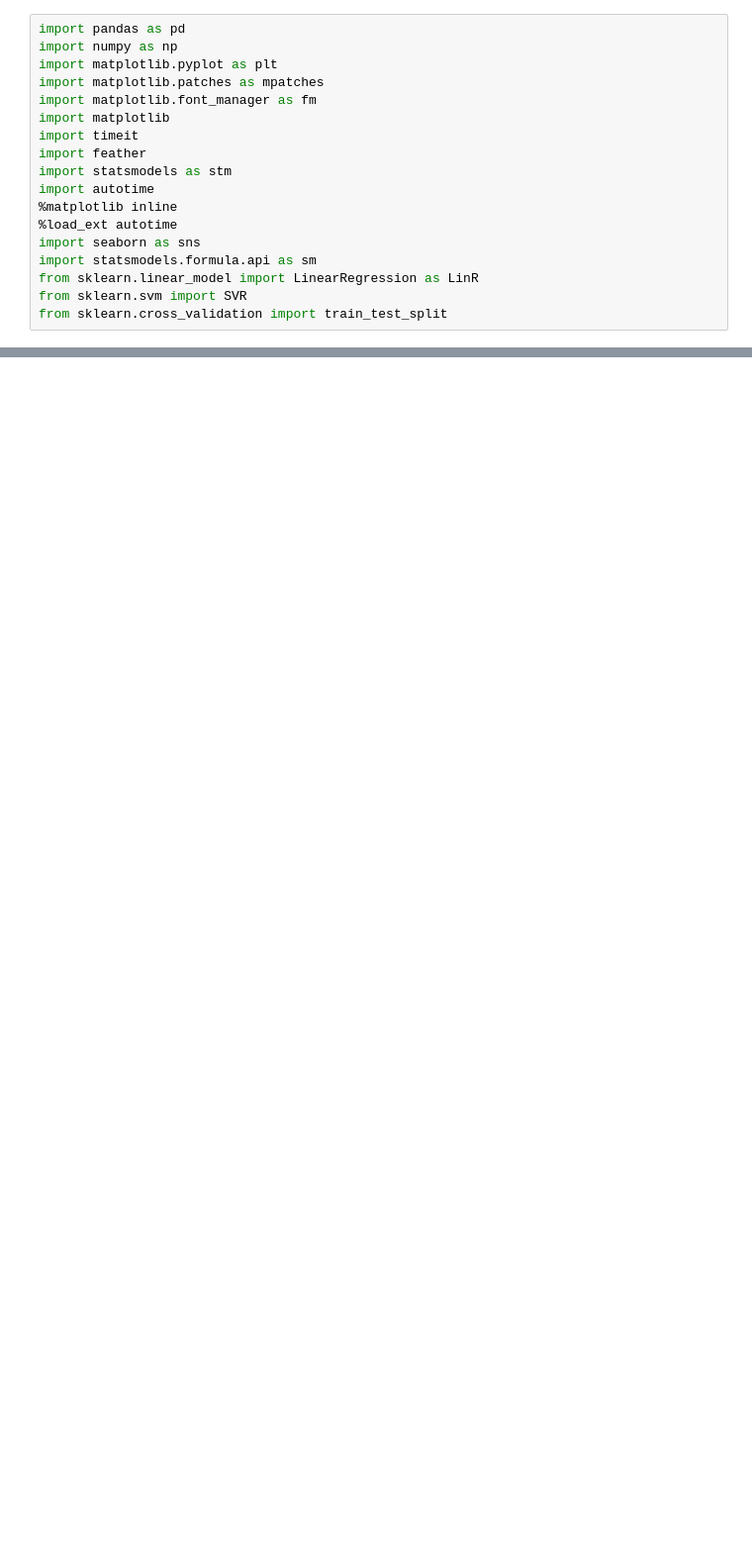
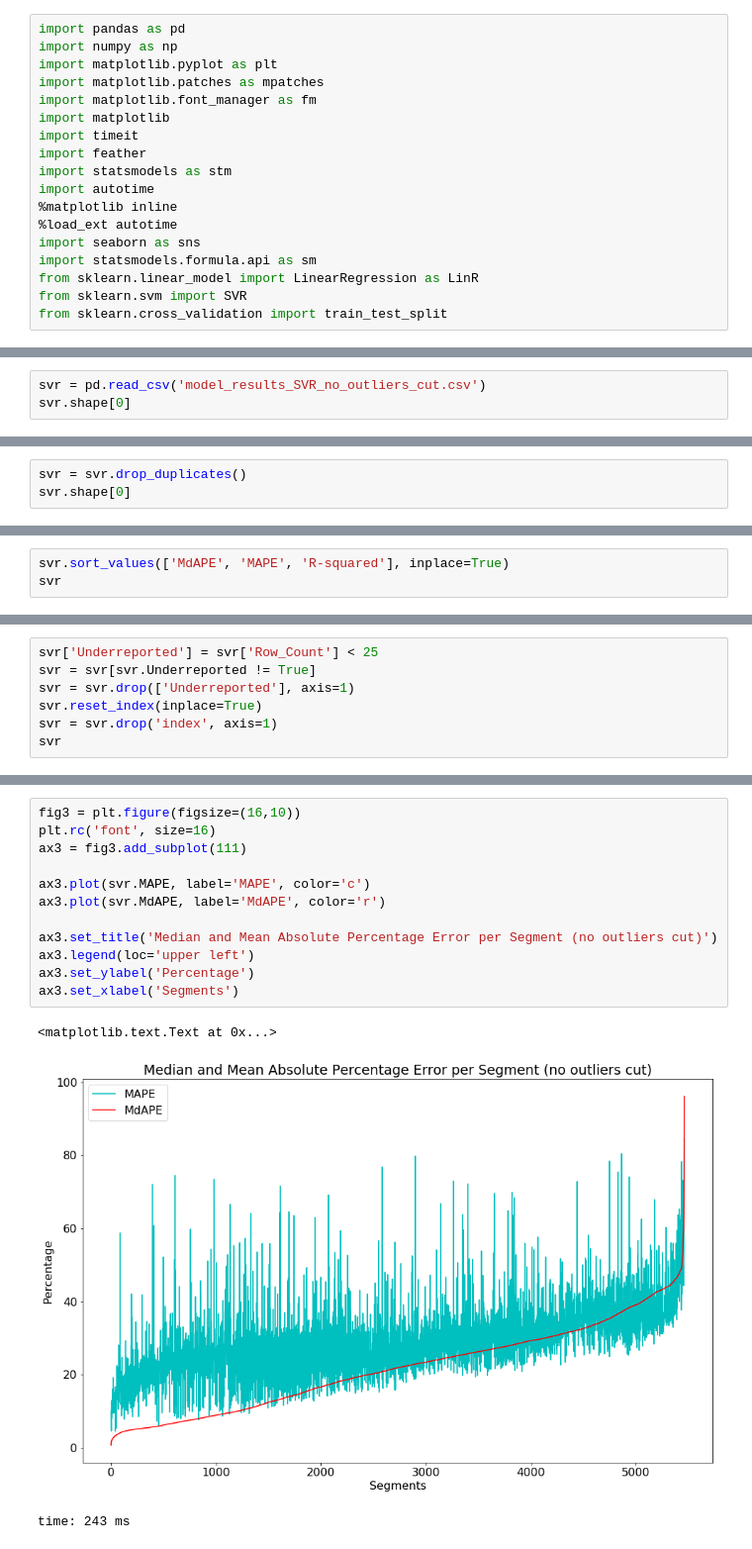
Before and after one commit to fuchsiana/Team10_DublinBusProject, a Jupyter notebook: project/Final_Model_Production+Results/model_results_charts_and_averages.ipynb, the cells around one changed output, grey strips where cells are left out. Shown at 99% size. Cells and saved outputs as stored; diff of their text form; blank space fills up the shorter version.

```diff
--- a/project/Final_Model_Production+Results/model_results_charts_and_averages.ipynb
+++ b/project/Final_Model_Production+Results/model_results_charts_and_averages.ipynb
@@ -212,0 +315,3 @@ time: 225 ms
+# %%
+svr = pd.read_csv('model_results_SVR_no_outliers_cut.csv')
+svr.shape[0]
@@ -212,0 +321,3 @@ time: 225 ms
+# %%
+svr = svr.drop_duplicates()
+svr.shape[0]
@@ -212,0 +327,3 @@ time: 225 ms
+# %%
+svr.sort_values(['MdAPE', 'MAPE', 'R-squared'], inplace=True)
+svr
@@ -212,0 +359,7 @@ time: 225 ms
+# %%
+svr['Underreported'] = svr['Row_Count'] < 25
+svr = svr[svr.Underreported != True]
+svr = svr.drop(['Underreported'], axis=1)
+svr.reset_index(inplace=True)
+svr = svr.drop('index', axis=1)
+svr
@@ -212,0 +395,16 @@ time: 225 ms
+# %%
+fig3 = plt.figure(figsize=(16,10))
+plt.rc('font', size=16)
+ax3 = fig3.add_subplot(111)
+
+ax3.plot(svr.MAPE, label='MAPE', color='c')
+ax3.plot(svr.MdAPE, label='MdAPE', color='r')
+
+ax3.set_title('Median and Mean Absolute Percentage Error per Segment (no outliers cut)')
+ax3.legend(loc='upper left')
+ax3.set_ylabel('Percentage')
+ax3.set_xlabel('Segments')
+# %% [output]
+<matplotlib.text.Text at 0x...>
+[figure, added]
+time: 243 ms
```
Also changed, not shown: parts of 62 cells of this notebook, 6 other files.
